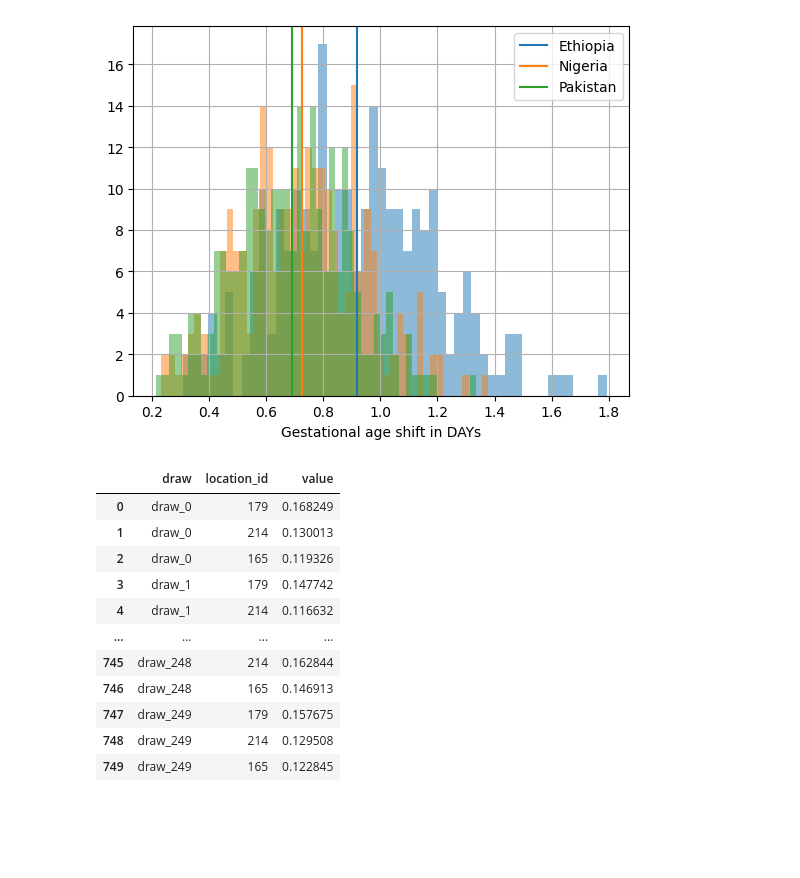
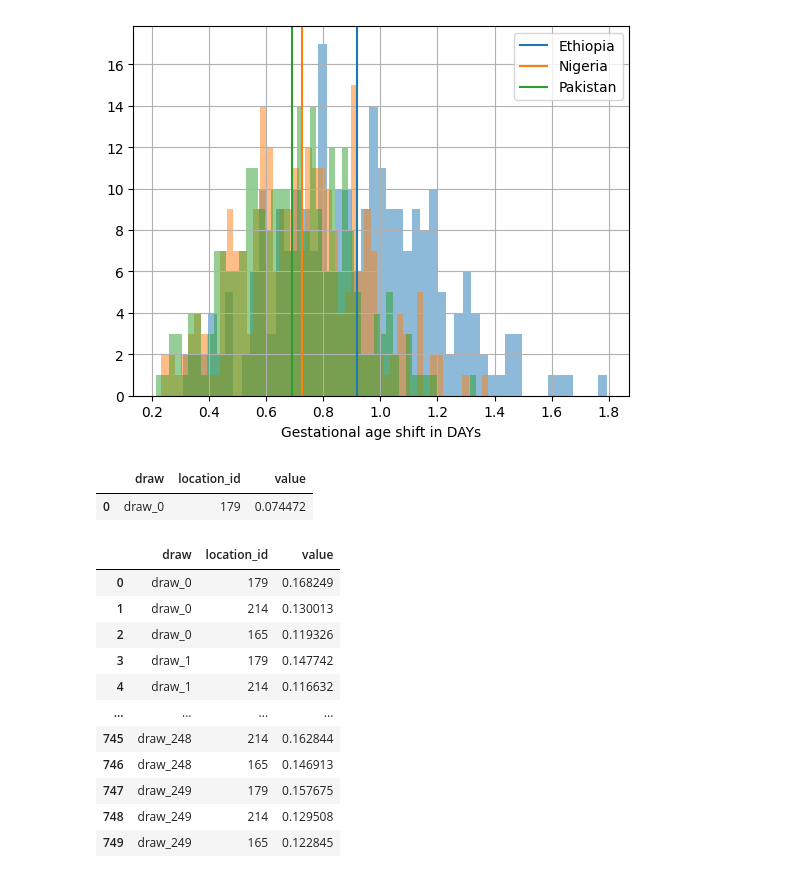
Before and after one commit to ihmeuw/vivarium_gates_mncnh, a Jupyter notebook: src/vivarium_gates_mncnh/data/ifa_mms_gestation_shifts/ifa_gestational_age_shifts.ipynb, the cells around one changed output. Drawn from its saved outputs; the diff is of its cells as text; code cells hidden in the pictures; blank space fills up the shorter version.

```diff
--- a/src/vivarium_gates_mncnh/data/ifa_mms_gestation_shifts/ifa_gestational_age_shifts.ipynb
+++ b/src/vivarium_gates_mncnh/data/ifa_mms_gestation_shifts/ifa_gestational_age_shifts.ipynb
@@ -479,6 +223,17 @@ plt.xlabel('Gestational age shift in DAYs')
 plt.show()
 # %% [output]
 [figure]
+# %%
+ifa_shifts = pd.DataFrame()
+ifa_shifts[179] = results[results["location_id"]==179]["shift_anc"]
+#ifa_shifts[214] = nigeria_ifa_shifts
+#ifa_shifts[165] = pakistan_ifa_shifts
+ifa_shifts = ifa_shifts.stack().reset_index().rename(columns={'level_0':'draw','level_1':'location_id',0:'value'})
+ifa_shifts['draw'] = 'draw_' + ifa_shifts.draw.astype(str)
+ifa_shifts
+# %% [output]
+|  | draw | location_id | value |
+| 0 | draw_0 | 179 | 0.074472 |
 # %%
 ifa_shifts = pd.DataFrame()
 ifa_shifts[179] = ethiopia_ifa_shifts
```
Also changed, not shown: parts of 30 cells of this notebook, 1 other file.
